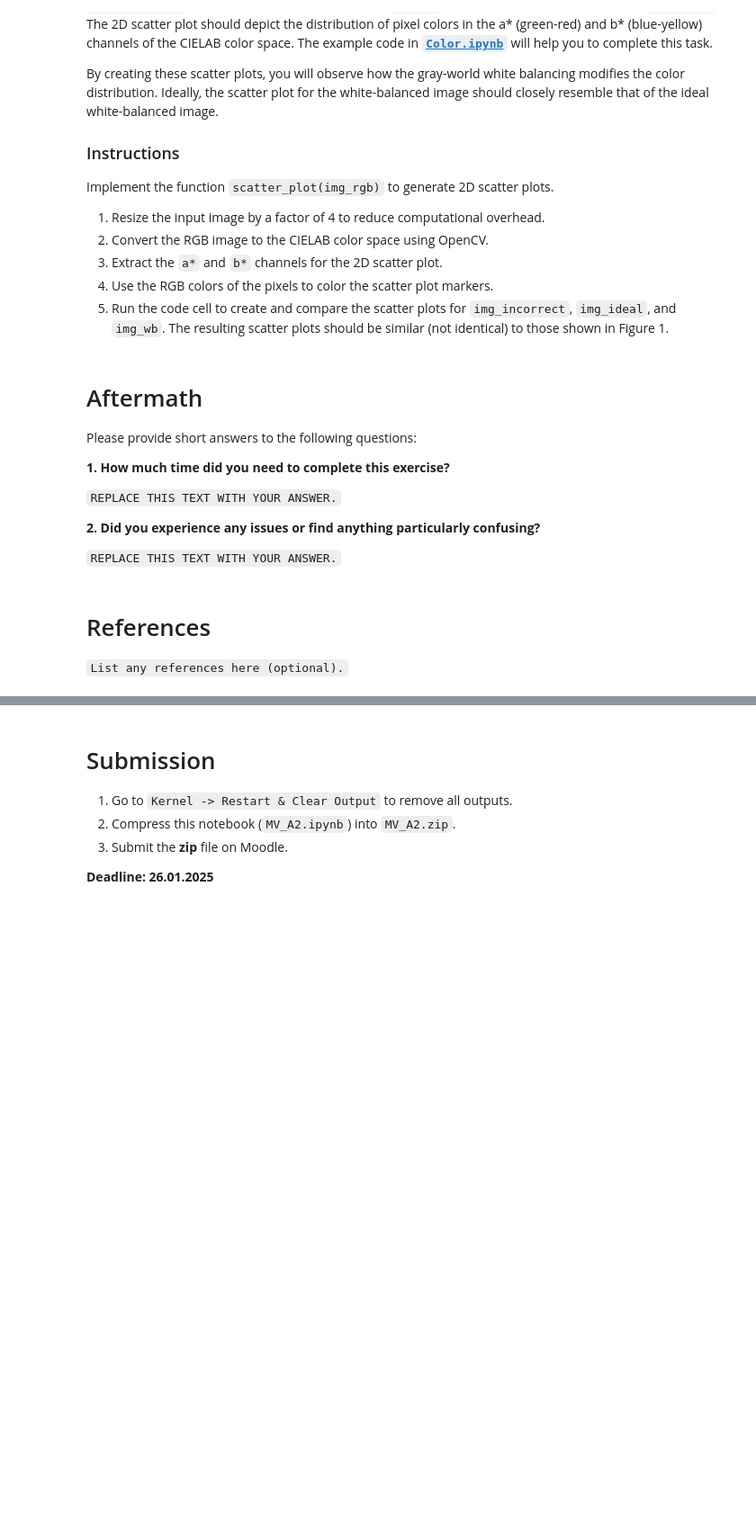
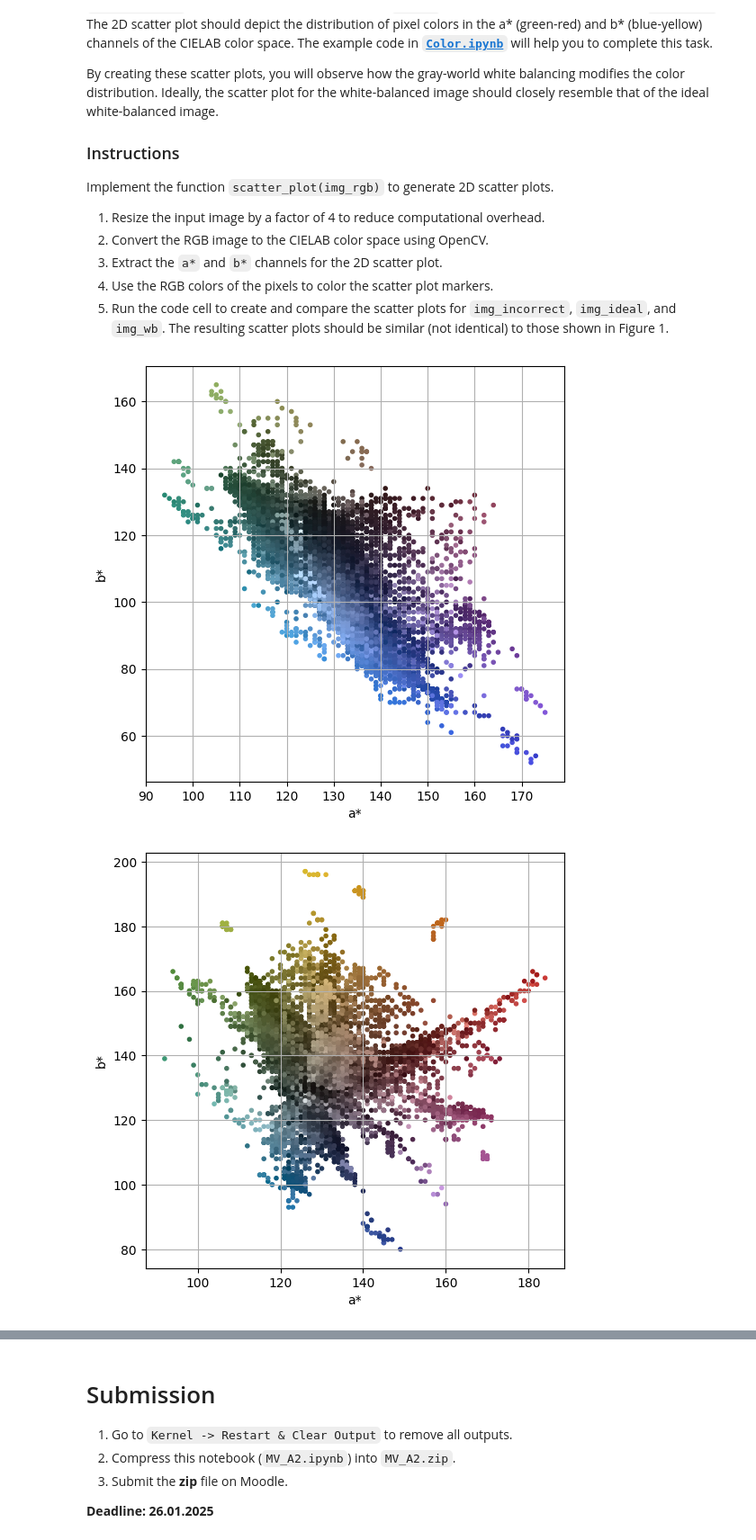
Before and after one commit to mahya-ehs/Machine-Vision-Assignments, a Jupyter notebook: Assign2_Color/MV_A2.ipynb, the cells around one changed output, grey strips where cells are left out. Shown at 90% size. Cells and saved outputs as stored; diff of their text form; code cells hidden in the pictures; blank space fills up the shorter version.

```diff
--- a/Assign2_Color/MV_A2.ipynb
+++ b/Assign2_Color/MV_A2.ipynb
@@ -129,16 +133,27 @@ scatter_plot(img_wb)
-# %% [markdown]
-# Aftermath
-
-Please provide short answers to the following questions:
-
-**1. How much time did you need to complete this exercise?**
-
-`REPLACE THIS TEXT WITH YOUR ANSWER.`
-
-**2. Did you experience any issues or find anything particularly confusing?**
-
-`REPLACE THIS TEXT WITH YOUR ANSWER.`
-# %% [markdown]
-# References
-
-`List any references here (optional).`
+# %%
+def scatter_plot(img_rgb):
+
+    # ---------- YOUR CODE STARTS HERE -----------
+    img_rgb = cv2.resize(img_rgb, (0,0), fx=0.25, fy=0.25)
+    img_lab = cv2.cvtColor(img_rgb, cv2.COLOR_RGB2LAB)
+
+    L, A, B = cv2.split(img_lab)
+
+    colors = img_rgb.reshape((-1, 3)) / 255.0
+
+    plt.figure(figsize=(6, 6))
+    plt.scatter(A, B, c=colors, marker='.')
+    plt.xlabel('a*')
+    plt.ylabel('b*')
+
+    plt.grid(True)
+    plt.show()
+
+    # ----------- YOUR CODE ENDS HERE ------------
+
+scatter_plot(img_incorrect)
+scatter_plot(img_ideal)
+scatter_plot(img_wb)
+# %% [output]
+[figure, added]
+[figure, added]
```
Also changed, not shown: parts of 4 cells of this notebook.
